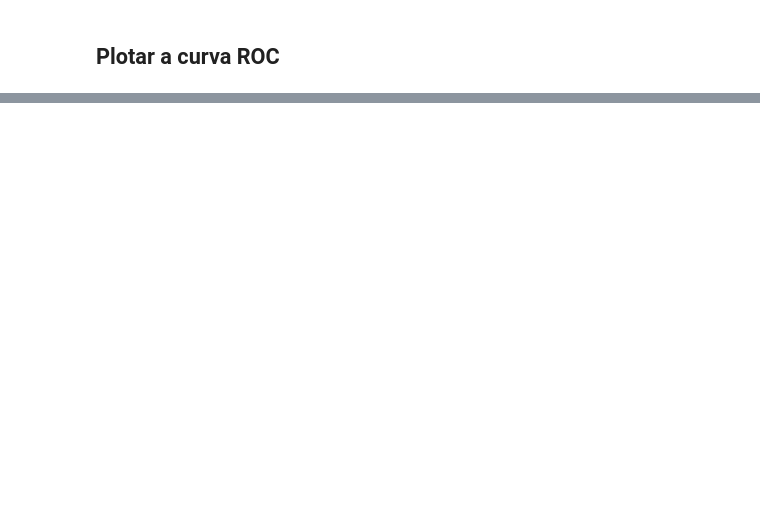
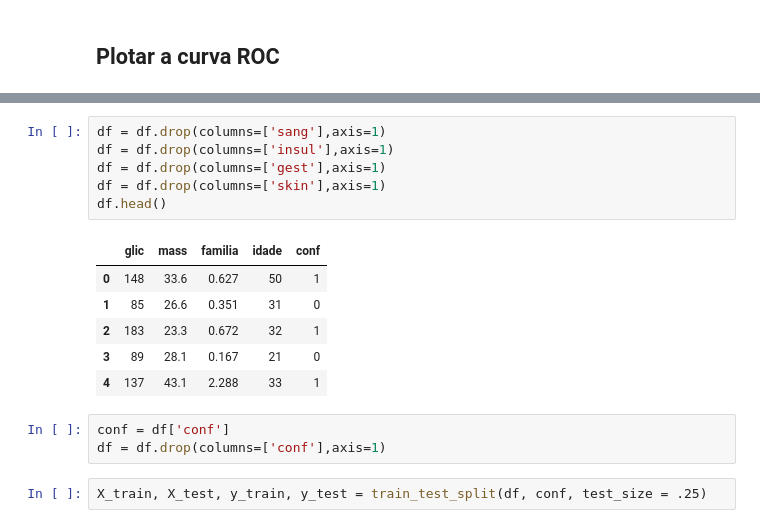
Before and after one commit to fernandoans/machinelearning, a Jupyter notebook: conceitos/ROCeAUC.ipynb, the cells around one changed output, grey strips where cells are left out. Drawn from its saved outputs; the diff is of its cells as text; blank space fills up the shorter version.

```diff
--- a/conceitos/ROCeAUC.ipynb
+++ b/conceitos/ROCeAUC.ipynb
@@ -142,0 +166,18 @@ plt.show()
+# %%
+df = df.drop(columns=['sang'],axis=1)
+df = df.drop(columns=['insul'],axis=1)
+df = df.drop(columns=['gest'],axis=1)
+df = df.drop(columns=['skin'],axis=1)
+df.head()
+# %% [output]
+|  | glic | mass | familia | idade | conf |
+| 0 | 148 | 33.6 | 0.627 | 50 | 1 |
+| 1 | 85 | 26.6 | 0.351 | 31 | 0 |
+| 2 | 183 | 23.3 | 0.672 | 32 | 1 |
+| 3 | 89 | 28.1 | 0.167 | 21 | 0 |
+| 4 | 137 | 43.1 | 2.288 | 33 | 1 |
+# %%
+conf = df['conf']
+df = df.drop(columns=['conf'],axis=1)
+# %%
+X_train, X_test, y_train, y_test = train_test_split(df, conf, test_size = .25)
```
Also changed, not shown: parts of 17 cells of this notebook, 8 other files.
